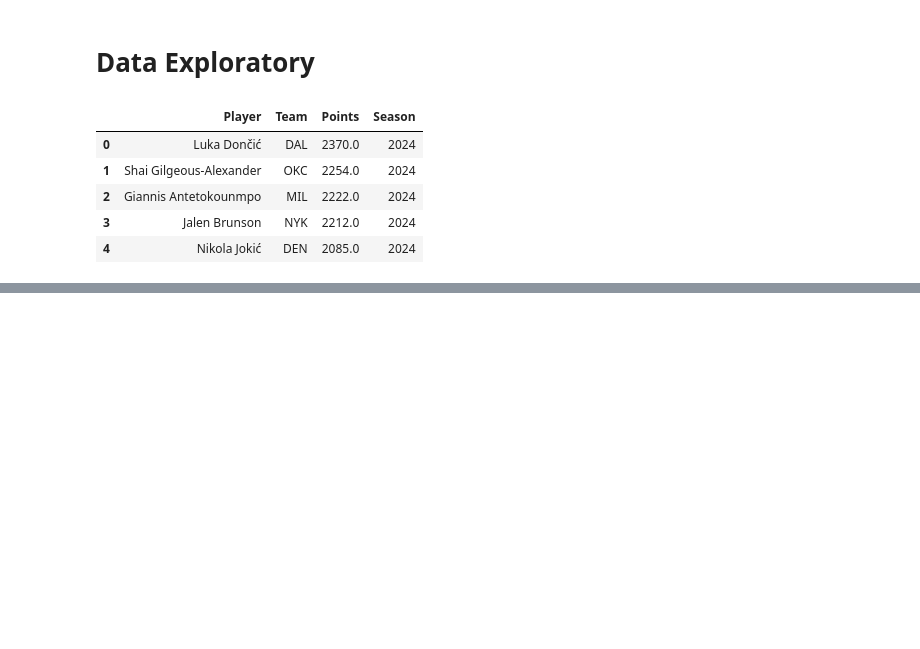
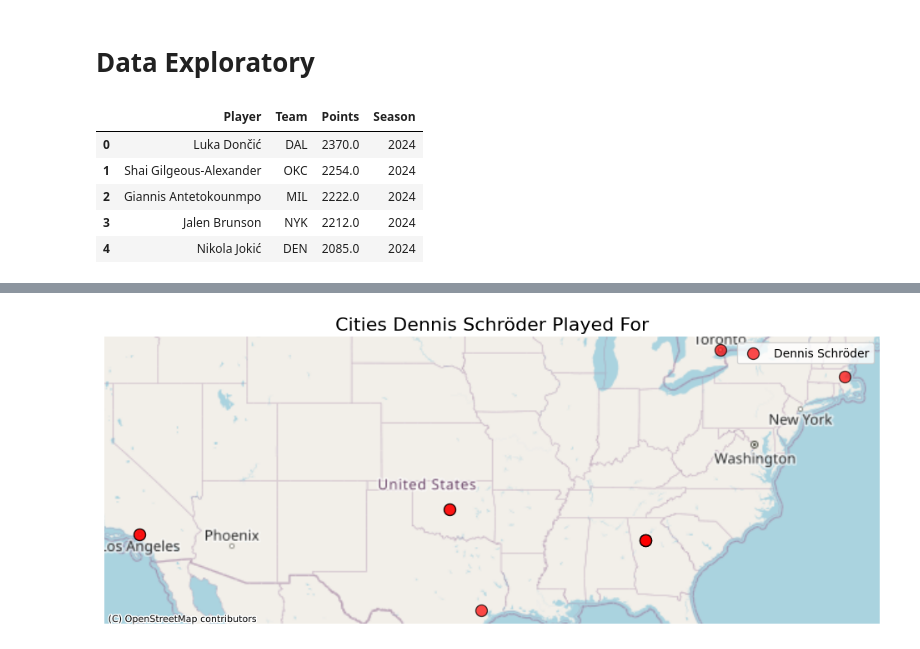
Before and after one commit to KanadaGeese/Data-Visualization-Project, a Jupyter notebook: 10.03.2025.ipynb, the cells around one changed output, grey strips where cells are left out. Saved outputs shown, nothing was run; the diff lists cells and outputs as text; code cells hidden in the pictures; blank space fills up the shorter version.

Commit message:
update pas fini - want to color code points based on scoring performance and add the year

```diff
--- a/10.03.2025.ipynb
+++ b/10.03.2025.ipynb
@@ -60,0 +65,81 @@ get_player_stats(player_name, df)
+# %%
+import geopandas as gpd
+import matplotlib.pyplot as plt
+import contextily as ctx
+from shapely.geometry import Point
+import pandas as pd
+
+#Dictionary mapping NBA teams to cities and their approximate coordinates
+team_city_mapping = {
+    "ATL": ("Atlanta", -84.3880, 33.7490),
+    "BOS": ("Boston", -71.0589, 42.3601),
+    "BKN": ("Brooklyn", -73.9442, 40.6782),
+    "CHA": ("Charlotte", -80.8431, 35.2271),
+    "CHI": ("Chicago", -87.6298, 41.8781),
+    "CLE": ("Cleveland", -81.6944, 41.4993),
+    "DAL": ("Dallas", -96.7970, 32.7767),
+    "DEN": ("Denver", -104.9903, 39.7392),
+    "DET": ("Detroit", -83.0458, 42.3314),
+    "GSW": ("San Francisco", -122.4194, 37.7749),
+    "HOU": ("Houston", -95.3698, 29.7604),
+    "IND": ("Indianapolis", -86.1581, 39.7684),
+    "LAC": ("Los Angeles", -118.2437, 34.0522),
+    "LAL": ("Los Angeles", -118.2437, 34.0522),
+    "MEM": ("Memphis", -90.0490, 35.1495),
+    "MIA": ("Miami", -80.1918, 25.7617),
+    "MIL": ("Milwaukee", -87.9065, 43.0389),
+    "MIN": ("Minneapolis", -93.2650, 44.9778),
+    "NOP": ("New Orleans", -90.0715, 29.9511),
+    "NYK": ("New York", -74.0060, 40.7128),
+    "OKC": ("Oklahoma City", -97.5164, 35.4676),
+    "ORL": ("Orlando", -81.3792, 28.5383),
+    "PHI": ("Philadelphia", -75.1652, 39.9526),
+    "PHX": ("Phoenix", -112.0740, 33.4484),
+    "POR": ("Portland", -122.6765, 45.5152),
+    "SAC": ("Sacramento", -121.4944, 38.5816),
+    "SAS": ("San Antonio", -98.4936, 29.4241),
+    "TOR": ("Toronto", -79.3832, 43.6532),
+    "UTA": ("Salt Lake City", -111.8910, 40.7608),
+    "WAS": ("Washington", -77.0369, 38.9072)
+}
+
+def plotcities(player_name, df):
+    player_data = df[df['Player'].str.lower() == player_name.lower()]
+
+    if player_data.empty:
+        print(f"No data found for player: {player_name}")
+        return
+
+    teams = player_data['Team']
+
+    # Get city coordinates
+    cities = [(team_city_mapping[team][0], team_city_mapping[team][1], team_city_mapping[team][2]) for team in teams if team in team_city_mapping]
+
+    if not cities:
+        print(f"No mapped cities found for {player_name}.")
+        return
+
+    # Convert to GeoDataFrame
+    gdf = gpd.GeoDataFrame(cities, columns=['City', 'Longitude', 'Latitude'])
+    gdf['geometry'] = [Point(xy) for xy in zip(gdf['Longitude'], gdf['Latitude'])]
+    gdf = gdf.set_geometry('geometry').set_crs(epsg=4326).to_crs(epsg=3857)
+
+    # Assign colors based on amount of points scored
+    #gdf['color'] = gdf['Points'].apply(lambda p: 'green' if p < 500 else 'blue' if p < 1250 else 'red')
+
+    # Plot
+    fig, ax = plt.subplots(figsize=(12, 8))
+    gdf.plot(ax=ax, marker='o', color='red', markersize=100, alpha=0.7, edgecolor='black', label=player_name)
+
+    # Add basemap
+    ctx.add_basemap(ax, source=ctx.providers.OpenStreetMap.Mapnik)
+
+    ax.set_title(f"Cities {player_name} Played For", fontsize=16)
+    ax.set_axis_off()
+    plt.legend()
+    plt.show()
+
+# Example usage
+plotcities(player_name, df)
+# %% [output]
+[figure, added]
```
Also changed, not shown: parts of 1 cell of this notebook.
